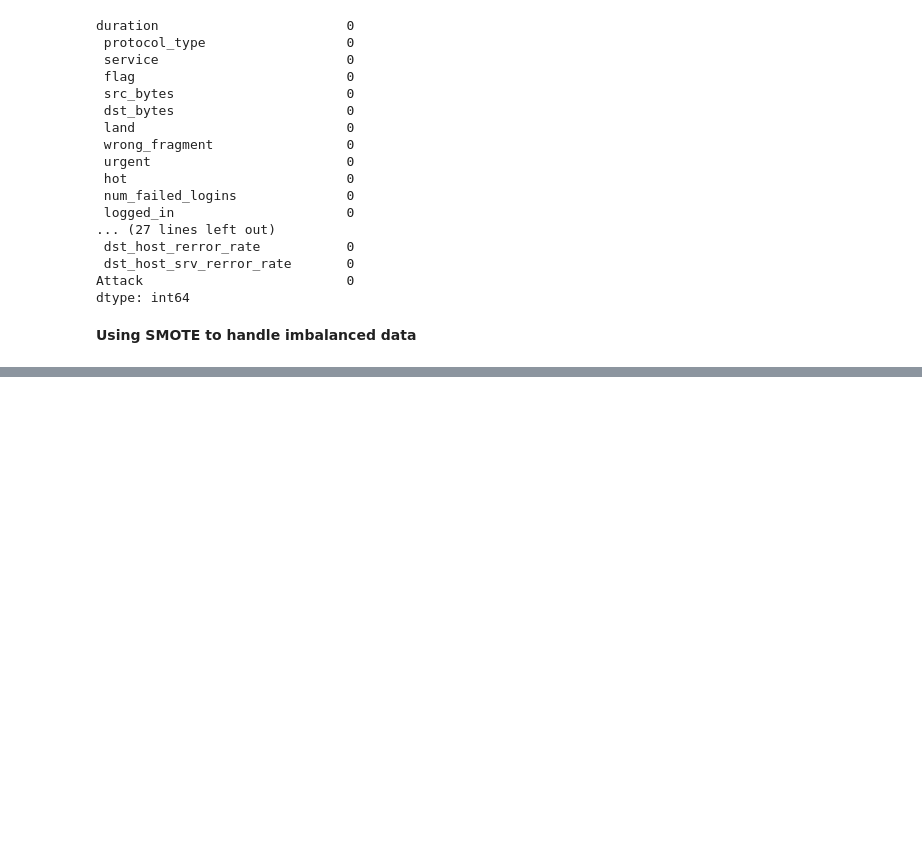
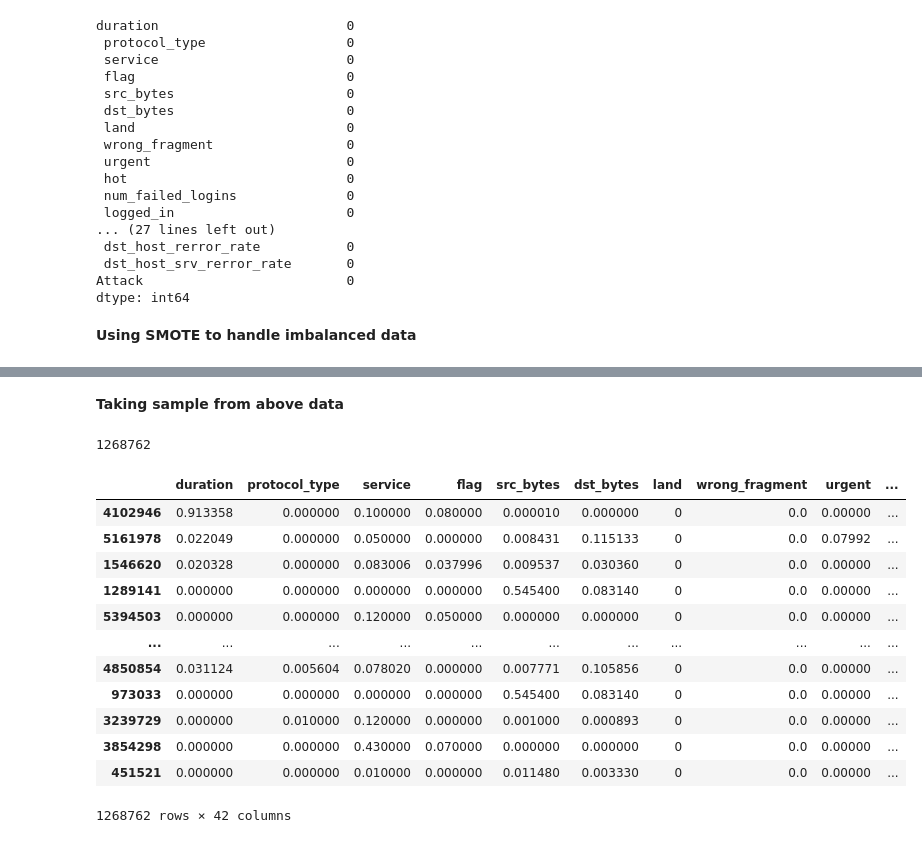
Before and after one commit to pswami12/Temporay_add_to_version_control, a Jupyter notebook: Case_Study_2_(Cyber_Sec)_P_Swami_Sachidananda_FullStackAppliedAI_Aug22WeekendBatch_.ipynb, the cells around one changed output, grey strips where cells are left out. Cells and saved outputs as stored; diff of their text form; code cells hidden in the pictures; blank space fills up the shorter version.

```diff
--- a/Case_Study_2_(Cyber_Sec)_P_Swami_Sachidananda_FullStackAppliedAI_Aug22WeekendBatch_.ipynb
+++ b/Case_Study_2_(Cyber_Sec)_P_Swami_Sachidananda_FullStackAppliedAI_Aug22WeekendBatch_.ipynb
@@ -133,8 +133,6 @@ Back_BufferOverflow        30
 Back_RootKit               10
 Back_FTPWrite               8
 Name: Attack, dtype: int64
-# %%
-final_data.dropna(inplace=True)
 # %%
 final_data.isna().sum()
 # %% [output]
@@ -195,0 +249,27 @@ memory usage: 1.6+ GB
+# %% [markdown]
+**Taking sample from above data**
+# %%
+# Calculate the sample size (20% of the total data)
+sample_size = int(0.2 * len(final_data_balanced))
+
+# Take a random sample of 20% of the data
+final_data_balanced_sample = final_data_balanced.sample(n=sample_size, random_state=42)
+
+# Display the sample size
+print(sample_size)
+final_data_balanced_sample
+# %% [output]
+1268762
+|  | duration | protocol_type | service | flag | src_bytes | dst_bytes | land | wrong_fragment | urgent | ... |
+| 4102946 | 0.913358 | 0.000000 | 0.100000 | 0.080000 | 0.000010 | 0.000000 | 0 | 0.0 | 0.00000 | ... |
+| 5161978 | 0.022049 | 0.000000 | 0.050000 | 0.000000 | 0.008431 | 0.115133 | 0 | 0.0 | 0.07992 | ... |
+| 1546620 | 0.020328 | 0.000000 | 0.083006 | 0.037996 | 0.009537 | 0.030360 | 0 | 0.0 | 0.00000 | ... |
+| 1289141 | 0.000000 | 0.000000 | 0.000000 | 0.000000 | 0.545400 | 0.083140 | 0 | 0.0 | 0.00000 | ... |
+| 5394503 | 0.000000 | 0.000000 | 0.120000 | 0.050000 | 0.000000 | 0.000000 | 0 | 0.0 | 0.00000 | ... |
+| ... | ... | ... | ... | ... | ... | ... | ... | ... | ... | ... |
+| 4850854 | 0.031124 | 0.005604 | 0.078020 | 0.000000 | 0.007771 | 0.105856 | 0 | 0.0 | 0.00000 | ... |
+| 973033 | 0.000000 | 0.000000 | 0.000000 | 0.000000 | 0.545400 | 0.083140 | 0 | 0.0 | 0.00000 | ... |
+| 3239729 | 0.000000 | 0.010000 | 0.120000 | 0.000000 | 0.001000 | 0.000893 | 0 | 0.0 | 0.00000 | ... |
+| 3854298 | 0.000000 | 0.000000 | 0.430000 | 0.070000 | 0.000000 | 0.000000 | 0 | 0.0 | 0.00000 | ... |
+| 451521 | 0.000000 | 0.000000 | 0.010000 | 0.000000 | 0.011480 | 0.003330 | 0 | 0.0 | 0.00000 | ... |
+1268762 rows × 42 columns
```
Also changed, not shown: parts of 9 cells of this notebook.
